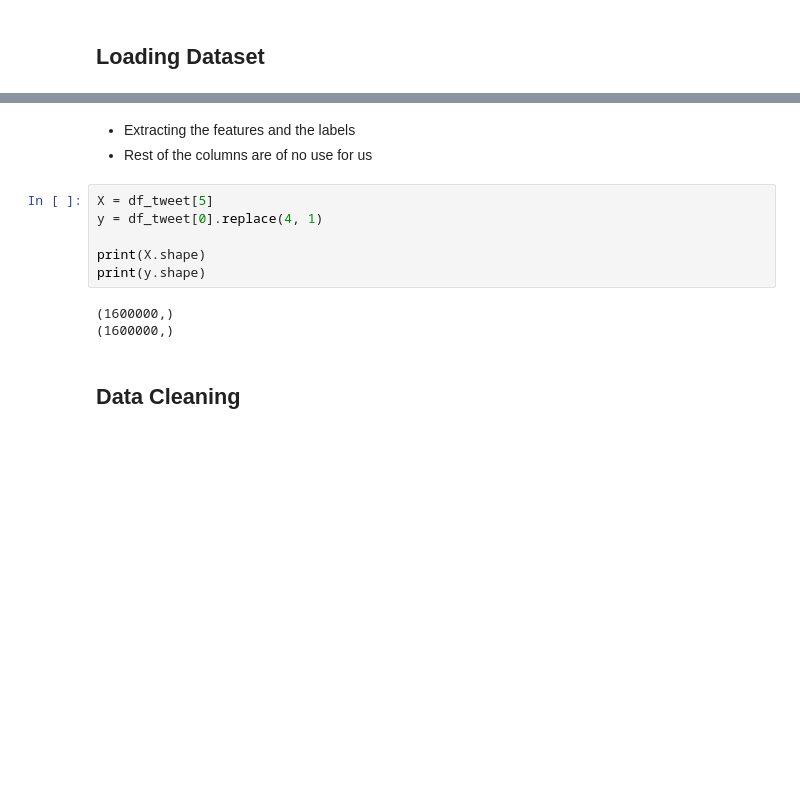
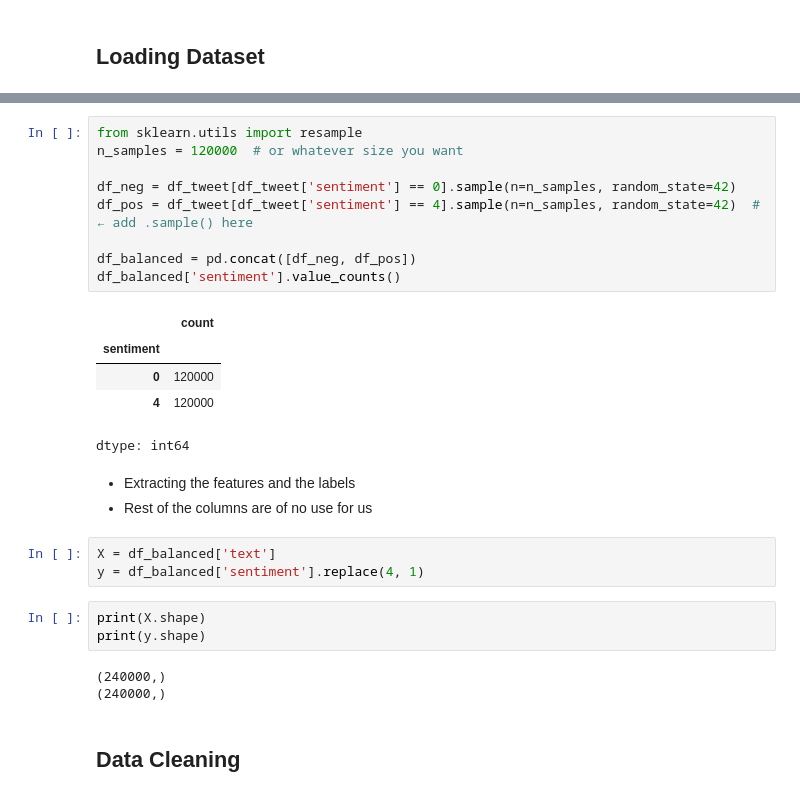
Before and after one commit to sobanali256/Tweet-Sentiment-Analysis, a Jupyter notebook: Tweet Analysis.ipynb, the cells around one changed output, grey strips where cells are left out. Drawn from its saved outputs; the diff is of its cells as text; blank space fills up the shorter version.

```diff
--- a/Tweet Analysis.ipynb
+++ b/Tweet Analysis.ipynb
@@ -34,15 +47,30 @@ df_tweet.head()
+# %%
+from sklearn.utils import resample
+n_samples = 120000  # or whatever size you want
+
+df_neg = df_tweet[df_tweet['sentiment'] == 0].sample(n=n_samples, random_state=42)
+df_pos = df_tweet[df_tweet['sentiment'] == 4].sample(n=n_samples, random_state=42)  # ← add .sample() here
+
+df_balanced = pd.concat([df_neg, df_pos])
+df_balanced['sentiment'].value_counts()
+# %% [output]
+|  | count |
+| sentiment |  |
+| 0 | 120000 |
+| 4 | 120000 |
+dtype: int64
 # %% [markdown]
 - Extracting the features and the labels
 - Rest of the columns are of no use for us
 # %%
-X = df_tweet[5]
-y = df_tweet[0].replace(4, 1)
-
-print(X.shape)
-print(y.shape)
+X = df_balanced['text']
+y = df_balanced['sentiment'].replace(4, 1)
-# %% [output]
-(1600000,)
-(1600000,)
+# %%
+print(X.shape)
+print(y.shape)
+# %% [output]
+(240000,)
+(240000,)
 # %% [markdown]
 ## Data Cleaning
 # %%
```
Also changed, not shown: parts of 30 cells of this notebook.
